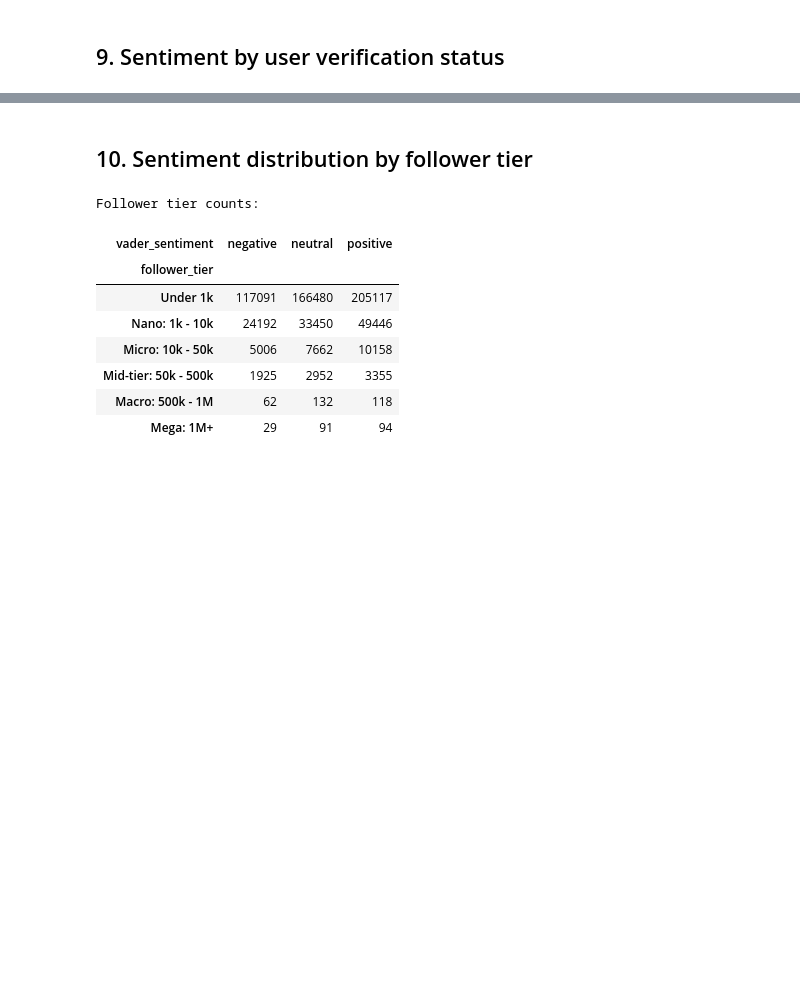
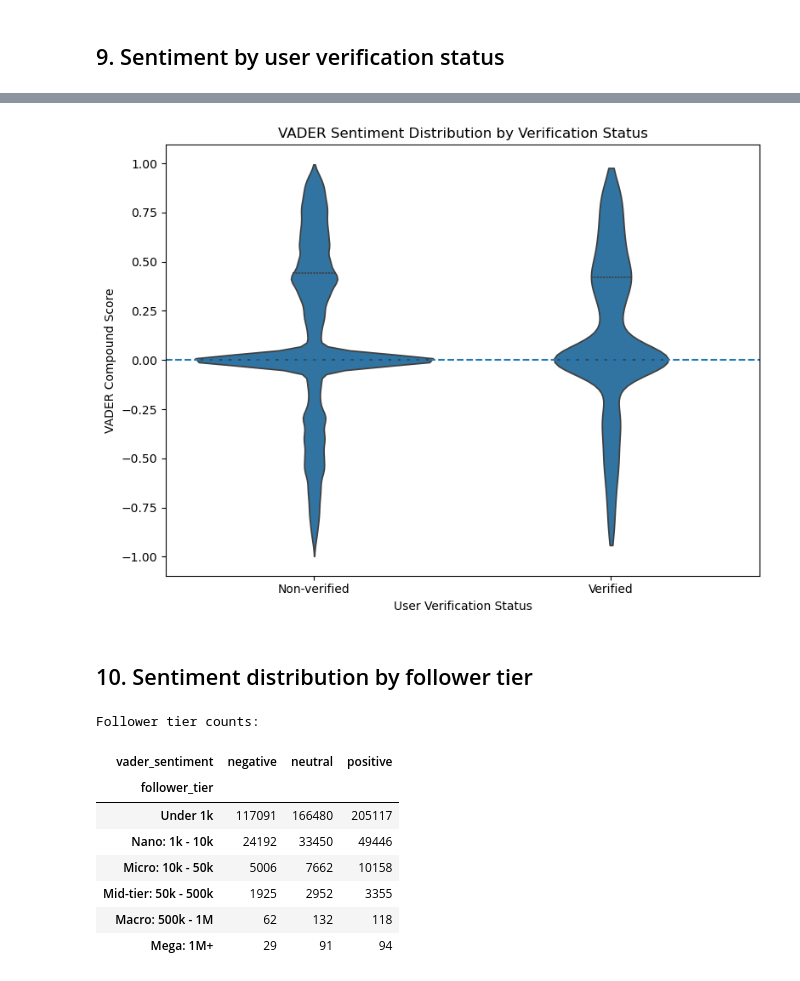
Before and after one commit to badyy8/Assignment_2_social_media_analysis, a Jupyter notebook: 02_sentiment.ipynb, the cells around one changed output, grey strips where cells are left out. Drawn from its saved outputs; the diff is of its cells as text; code cells hidden in the pictures; blank space fills up the shorter version.

Commit message:
plot save fix and added violin plots

```diff
--- a/02_sentiment.ipynb
+++ b/02_sentiment.ipynb
@@ -464,4 +463,30 @@ Number of tweets from unverified users: 622,617
 [figure]
+# %%
+plt.figure(figsize=(8, 6))
+
+sns.violinplot(
+    data=df.assign(
+        verified_label=df["user_verified"].map({
+            True: "Verified",
+            False: "Non-verified"
+        })
+    ),
+    x="verified_label",
+    y="vader_compound",
+    inner="quartile",
+    cut=0
+)
+
+plt.title("VADER Sentiment Distribution by Verification Status")
+plt.xlabel("User Verification Status")
+plt.ylabel("VADER Compound Score")
+plt.axhline(0, linestyle="--")
+plt.tight_layout()
+
+plt.savefig(output_folder / "VADER_violin_verified_status.png", dpi=300, bbox_inches="tight")
+plt.show()
+# %% [output]
+[figure, added]
 # %% [markdown]
 ## 10. Sentiment distribution by follower tier
 # %%
```
Also changed, not shown: parts of 10 cells of this notebook, 6 other files.
